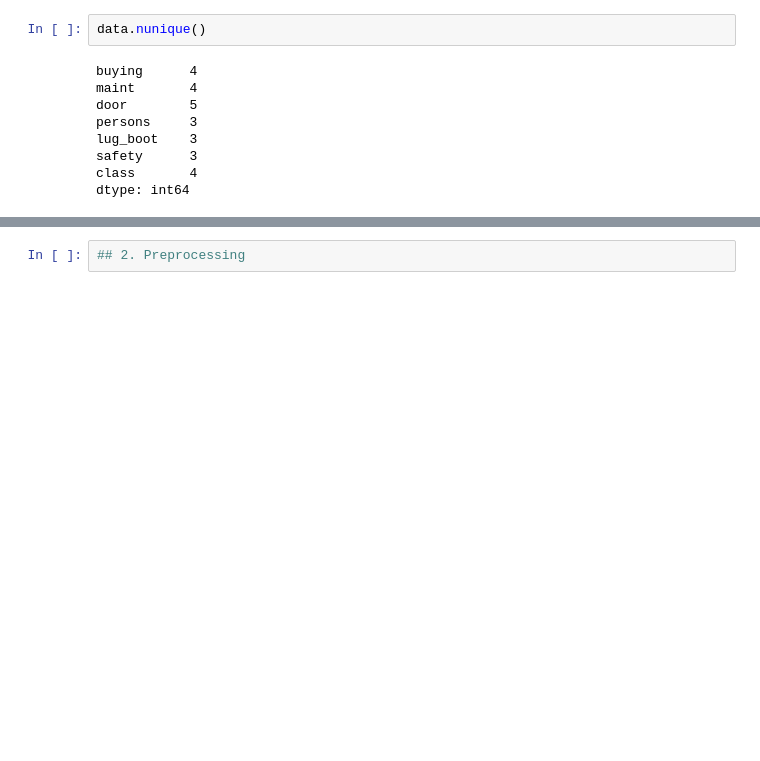
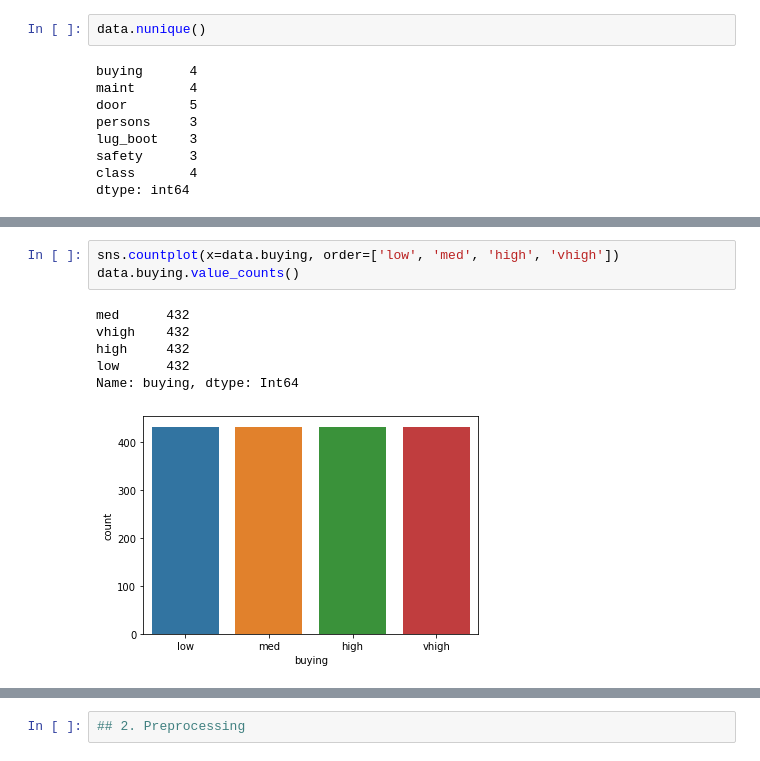
Before and after one commit to 333Kenji/CarClassifier_KNN, a Jupyter notebook: Notebooks/KNN.ipynb, the cells around one changed output, grey strips where cells are left out. Cells and saved outputs as stored; diff of their text form; blank space fills up the shorter version.

```diff
--- a/Notebooks/KNN.ipynb
+++ b/Notebooks/KNN.ipynb
@@ -131,0 +202,10 @@ Name: class, dtype: int64
+# %%
+sns.countplot(x=data.buying, order=['low', 'med', 'high', 'vhigh'])
+data.buying.value_counts()
+# %% [output]
+med      432
+vhigh    432
+high     432
+low      432
+Name: buying, dtype: Int64
+[figure, added]
```
Also changed, not shown: parts of 25 cells of this notebook.
